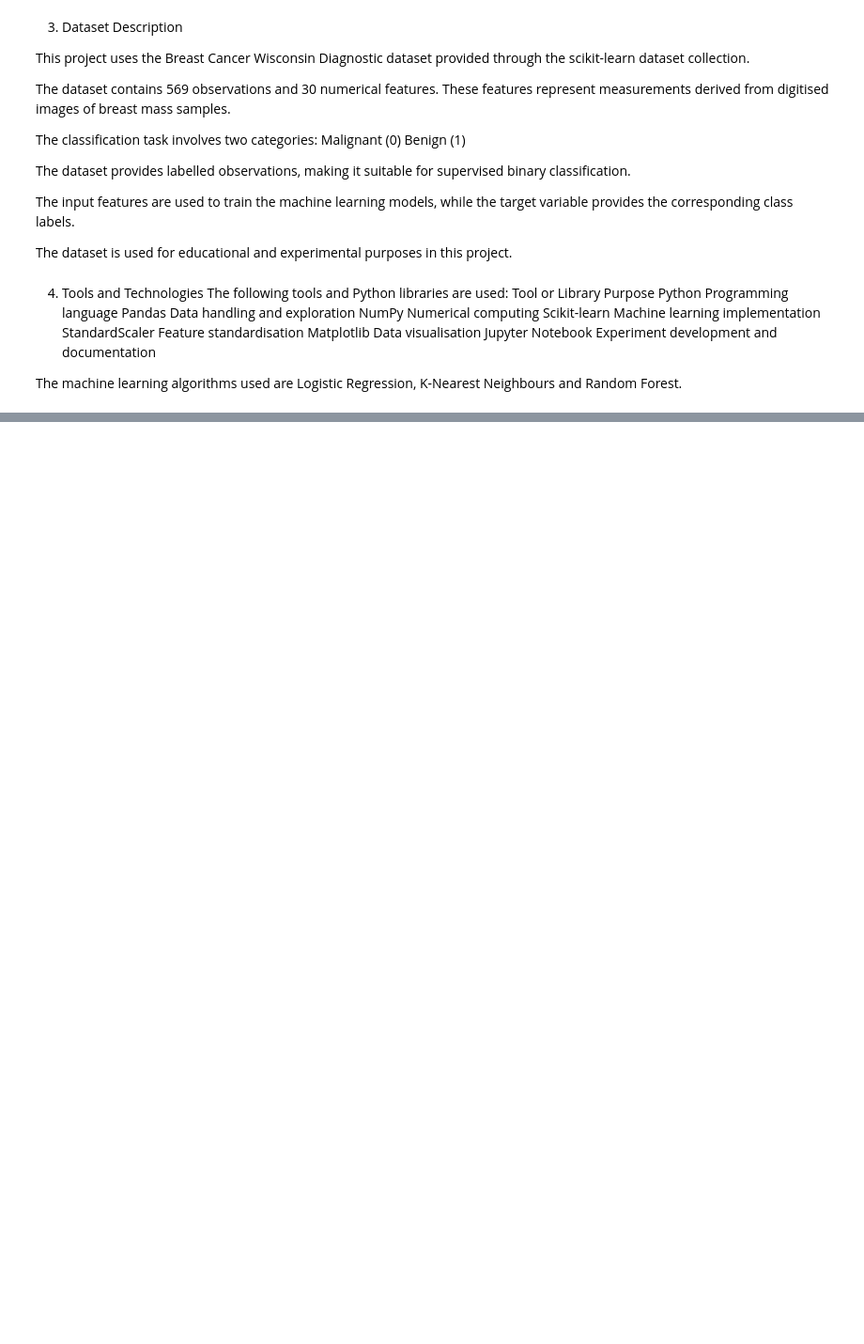
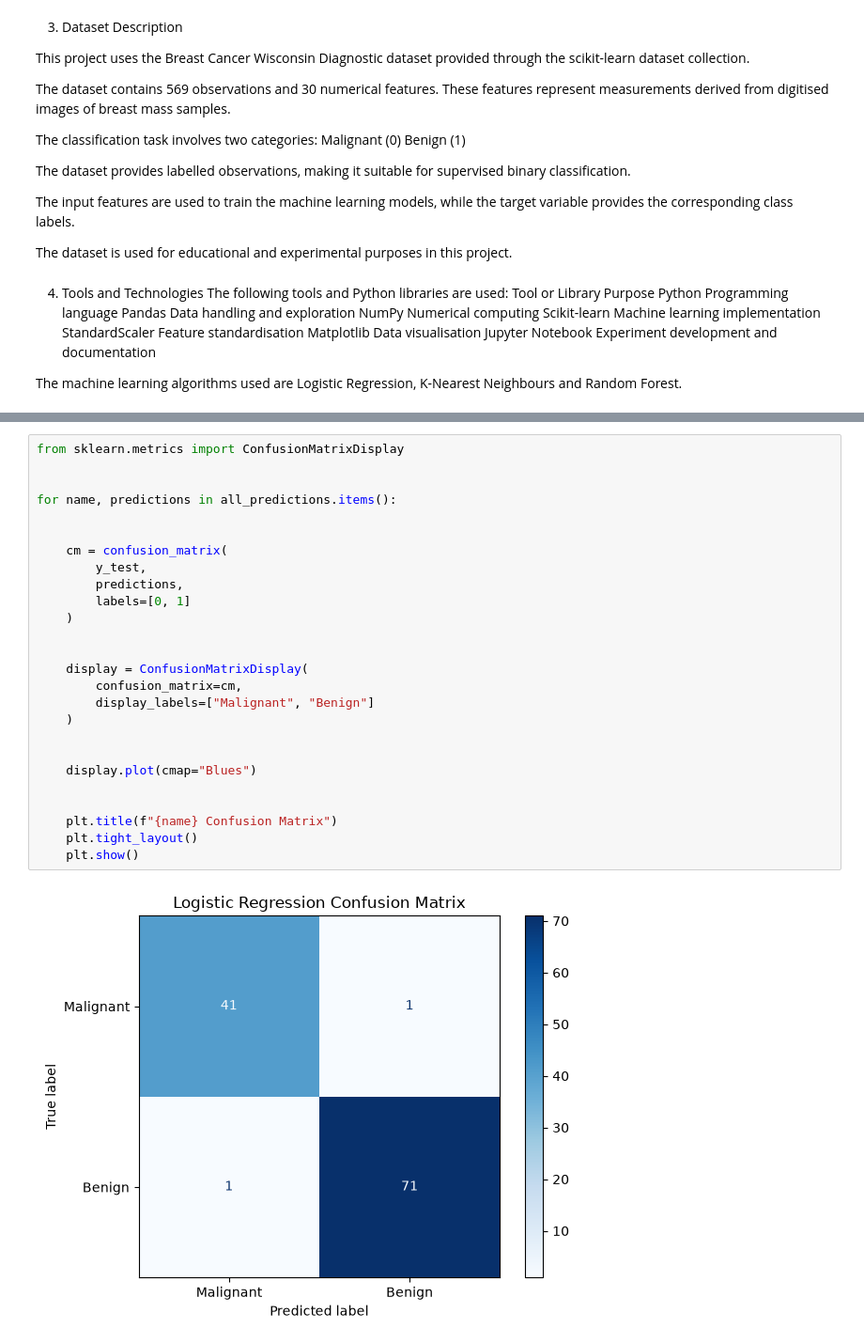
Before and after one commit to ikechukwudanielamaechi/Classical-ml-breast-cancer-classification, a Jupyter notebook: Notebooks/breast_cancer_classification.ipynb, the cells around one changed output, grey strips where cells are left out. Shown at 94% size. Cells and saved outputs as stored; diff of their text form; blank space fills up the shorter version.

Commit message:
updated project fit&predict code. error analysis

```diff
--- a/Notebooks/breast_cancer_classification.ipynb
+++ b/Notebooks/breast_cancer_classification.ipynb
@@ -95,0 +431,28 @@ The machine learning algorithms used are Logistic Regression, K-Nearest Neighbou
+# %%
+from sklearn.metrics import ConfusionMatrixDisplay
+
+
+for name, predictions in all_predictions.items():
+
+
+    cm = confusion_matrix(
+        y_test,
+        predictions,
+        labels=[0, 1]
+    )
+
+
+    display = ConfusionMatrixDisplay(
+        confusion_matrix=cm,
+        display_labels=["Malignant", "Benign"]
+    )
+
+
+    display.plot(cmap="Blues")
+
+
+    plt.title(f"{name} Confusion Matrix")
+    plt.tight_layout()
+    plt.show()
+# %% [output]
+[figure, added]
```
Also changed, not shown: parts of 22 cells of this notebook.
